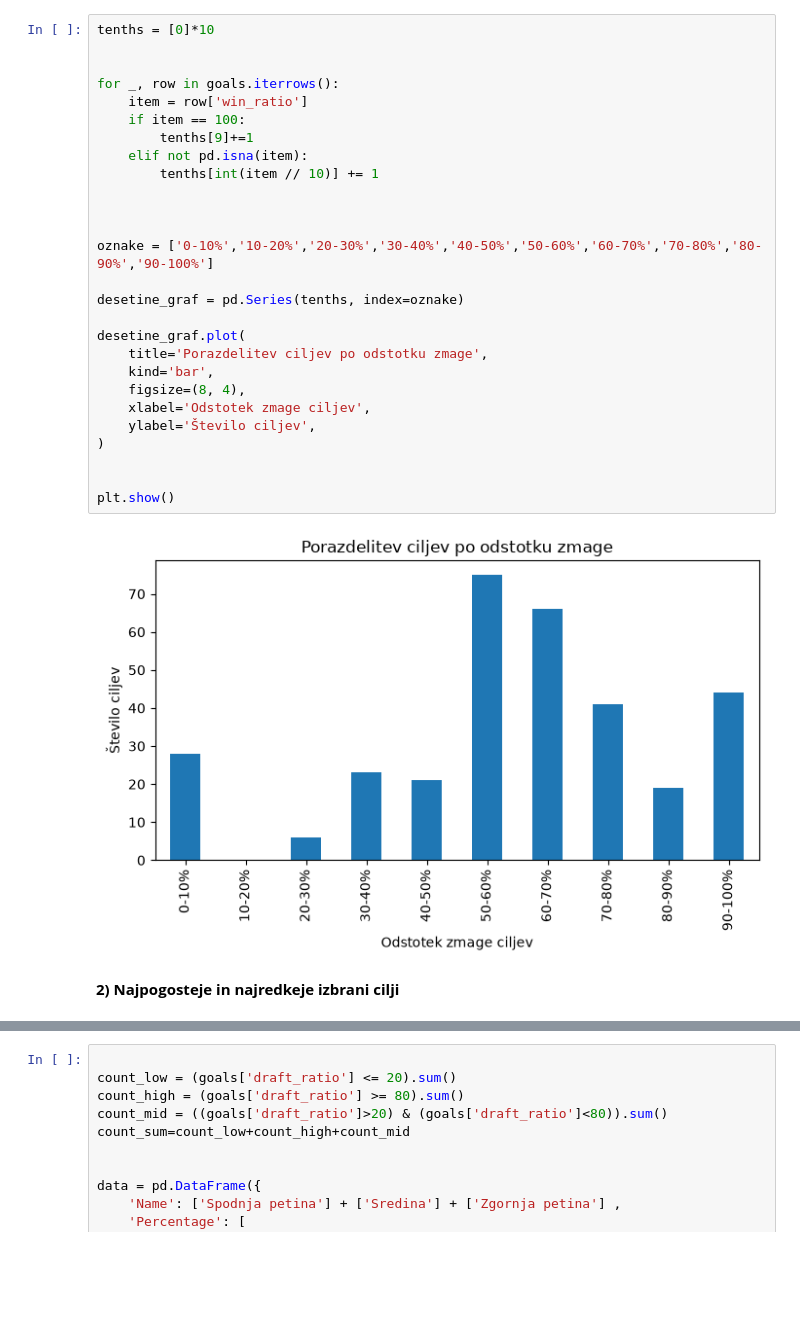
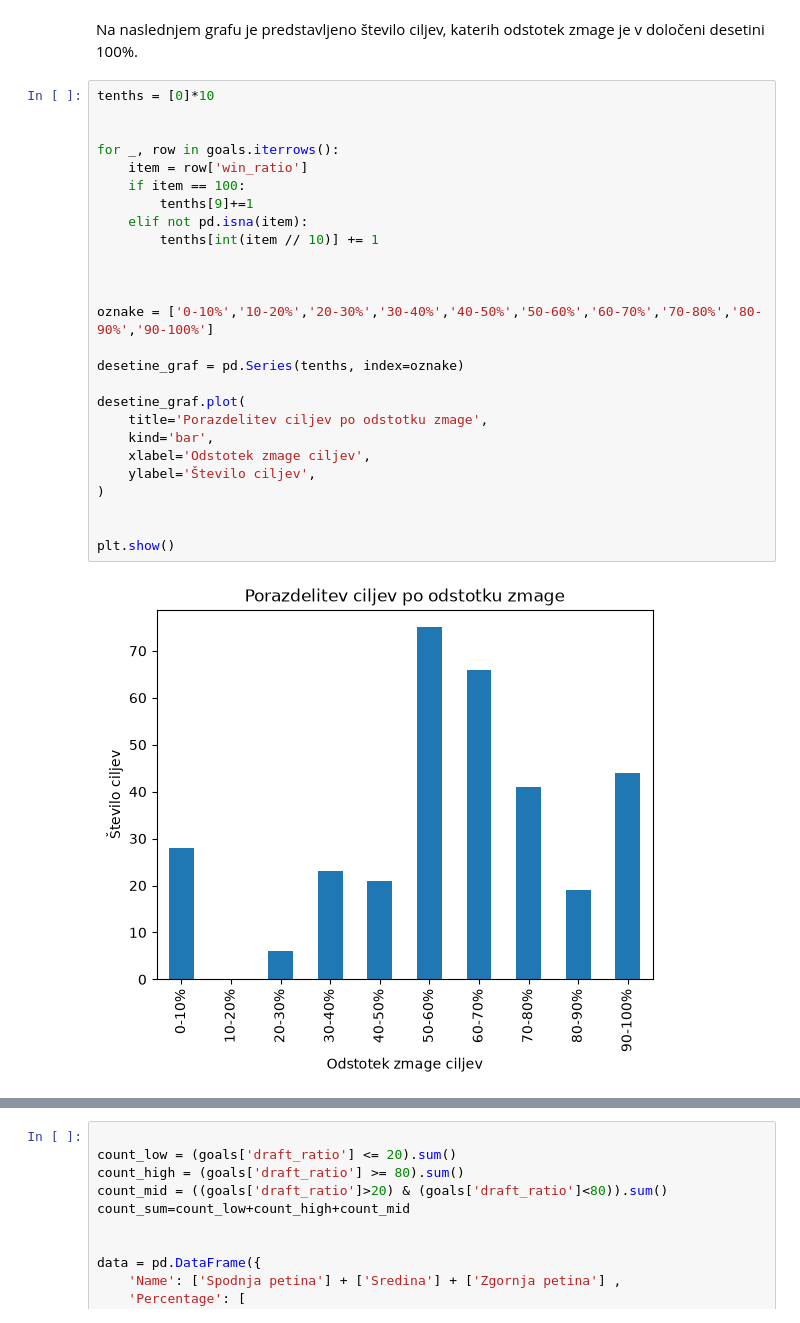
Before and after one commit to ZigaO4/UVP-seminarska, a Jupyter notebook: analiza_podatkov.ipynb, the cells around one changed output, grey strips where cells are left out. Drawn from its saved outputs; the diff is of its cells as text; blank space fills up the shorter version.

```diff
--- a/analiza podatkov.ipynb
+++ b/analiza_podatkov.ipynb
@@ -57,31 +73,30 @@ goals[goals['completed'] + goals['lost'] >= 3].sort_values(by='win_ratio', ascen
+# %% [markdown]
+Na naslednjem grafu je predstavljeno število ciljev, katerih odstotek zmage je v določeni desetini 100%.
 # %%
 tenths = [0]*10
 
 
 for _, row in goals.iterrows():
     item = row['win_ratio']
     if item == 100:
         tenths[9]+=1
     elif not pd.isna(item):
         tenths[int(item // 10)] += 1
 
 
 
 oznake = ['0-10%','10-20%','20-30%','30-40%','40-50%','50-60%','60-70%','70-80%','80-90%','90-100%']
 
 desetine_graf = pd.Series(tenths, index=oznake)
 
 desetine_graf.plot(
     title='Porazdelitev ciljev po odstotku zmage',
     kind='bar',
-    figsize=(8, 4),
     xlabel='Odstotek zmage ciljev',
     ylabel='Število ciljev',
 )
 
 
 plt.show()
 # %% [output]
-[figure, old version]
+[figure, new version]
-# %% [markdown]
-**2) Najpogosteje in najredkeje izbrani cilji**
```
Also changed, not shown: parts of 16 cells of this notebook.
